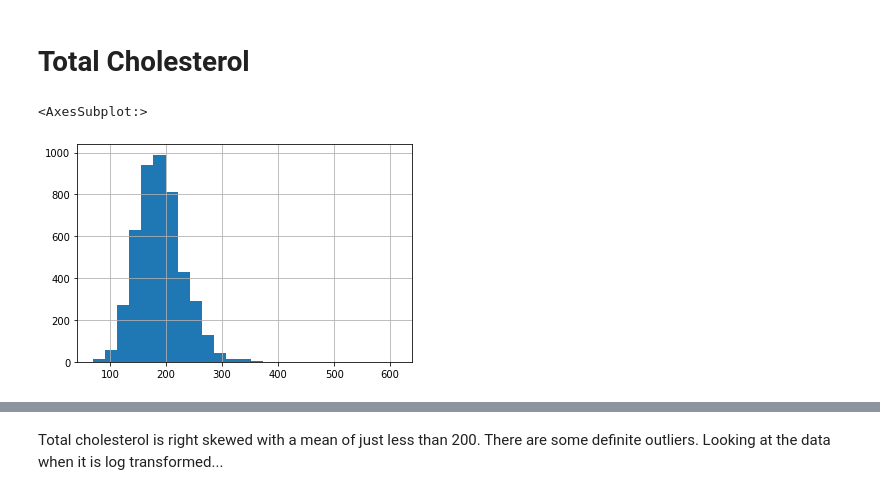
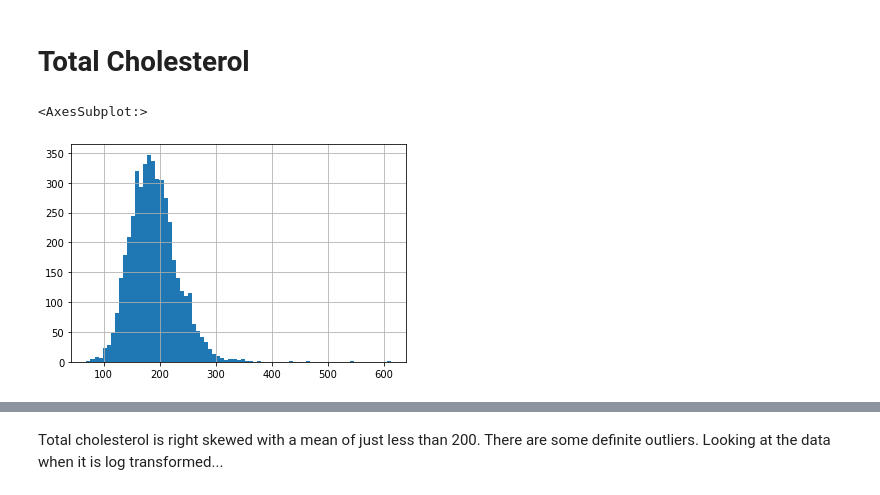
Before and after one commit to mathisme/ThinkfulDSFinalCapstone, a Jupyter notebook: notebooks/EDA.ipynb, the cells around one changed output, grey strips where cells are left out. Saved outputs shown, nothing was run; the diff lists cells and outputs as text; code cells hidden in the pictures.

```diff
--- a/notebooks/EDA.ipynb
+++ b/notebooks/EDA.ipynb
@@ -46,7 +46,7 @@ memory usage: 2.3 MB
 # %% [markdown]
 # Total Cholesterol
 # %%
-df.LBXTC.hist(bins=25)
+df.LBXTC.hist(bins=75)
 # %% [output]
 <AxesSubplot:>
-[figure, old version]
+[figure, new version]
```
Also changed, not shown: parts of 4 cells of this notebook, 3 other files.
